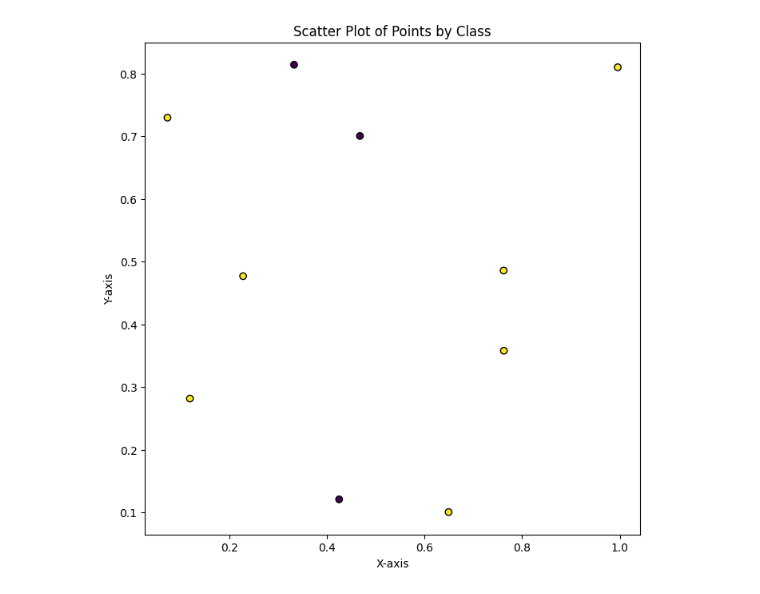
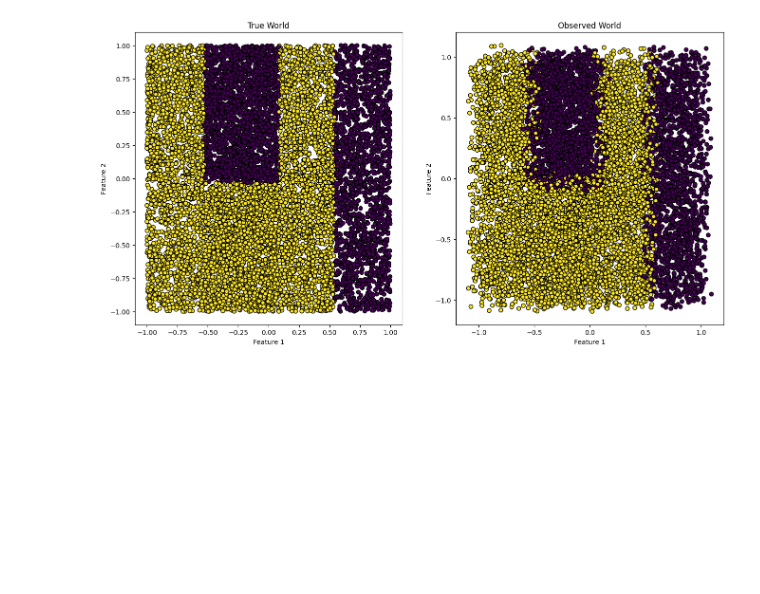
Before and after one commit to TilenG2/uncertain-world-gen, a Jupyter notebook: scripting/world_gen.ipynb, the cells around one changed output. Drawn from its saved outputs; the diff is of its cells as text; code cells hidden in the pictures; blank space fills up the shorter version.

```diff
--- a/scripting/world_gen.ipynb
+++ b/scripting/world_gen.ipynb
@@ -6,3 +6,0 @@ import numpy as np
-# %%
-# Observed Value 1, Uncertainty 1, Observed Value 2, Uncertainty 2
-features = 3
@@ -20,25 +6,0 @@ list(np.array(list(zip([f'Observed Value {i}' for i in range(1, features+1)], [f
-# %%
-world_coords = generate_world_bounds(features = 2)
-class_number  = 10
-bounds_with_class = {}
-random_list = list(np.arange(class_number)) + [np.random.randint(0, class_number - 1) for _ in range(len(world_coords) - class_number)]
-np.random.shuffle(random_list)
-for i, bounds in zip(random_list, world_coords):
-    bounds_with_class[bounds] = i
-# %%
-from collections import defaultdict
-class_with_bounds = defaultdict(set)
-bounds_with_class
-for bounds, cls in bounds_with_class.items():
-    class_with_bounds[cls] |= {bounds}
-
-bounds_set = set()
-for b in class_with_bounds.values():
-    bounds_set |= b
-for _ in range(10):
-    bound = random.choice(list(bounds_set))
-    for cls, bounds in class_with_bounds.items():
-        if bound in bounds:
-            break
-    val = [random.uniform(minV, maxV) for minV, maxV in bound]
-    print(np.array([cls] + val))
@@ -132,19 +223,19 @@ def draw_combined_world(data, sample_data = None, cmap='viridis'):
     # Display the plot
     plt.show()
 # %%
-world = generate_world(1, 0, 2, no_samples=10, equal_classes=False)
+world = generate_world(1, 0, 2, no_samples=10000,feature_bounds=(-1, 1), equal_classes=False, errRange=0.1, corr=0.1)
 # print(world)
 # world = add_noise(world, errRange=0.05, mutation_rate=0.1)
 # r = 0.9
 # y1 = r*world[:, 1]+np.sqrt(1-r*r)*world[:, 1]
 # world = np.c_[world, add_noise(world[:, 1], errRange=0.05, mutation_rate=0.1)]
 # world = np.c_[world, add_noise(world[:, 2], errRange=0.05, mutation_rate=0.1)]
 
 # world[:, 1] = add_noise(world[:, 1], errRange=0.05, mutation_rate=0.1)
 # world[:, 2] = add_noise(world[:, 2], errRange=0.05, mutation_rate=0.1)
 
 # print(np.corrcoef(world[:, 1], world[:, 3])[0, 1])
-draw.draw_true_world(world)
+draw.draw_combined_world(world)
 # %% [output]
-[figure, old version]
+[figure, new version]
 # %%
```
Also changed, not shown: parts of 9 cells of this notebook.
